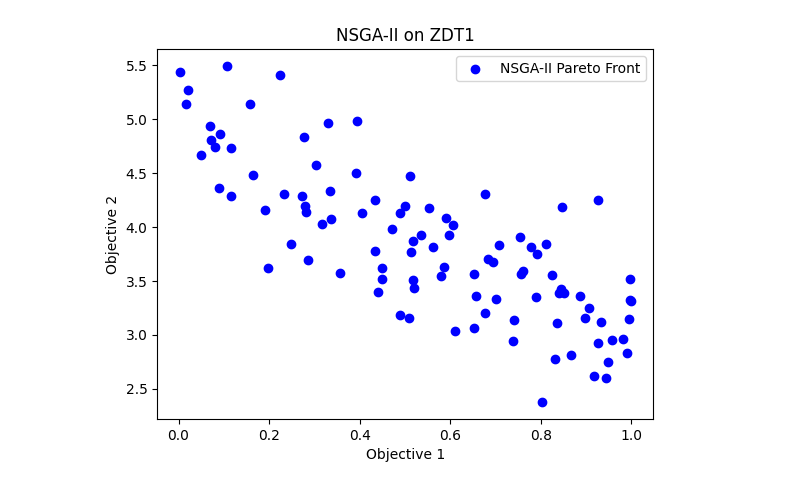
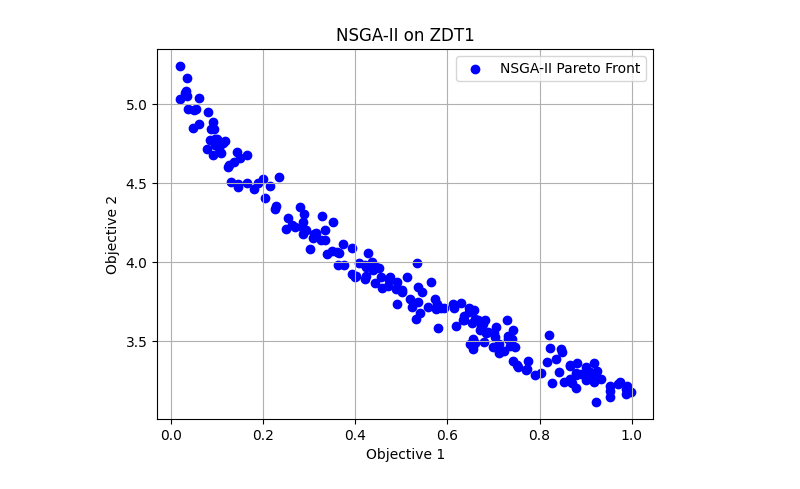
Before and after one commit to KubaSienski/NatureInspiredAlgorithms, a Jupyter notebook: lab-07-SEPA_II-Algorithm/SEPA_II.ipynb, the cells around one changed output. Drawn from its saved outputs; the diff is of its cells as text; code cells hidden in the pictures.

Commit message:
test 2, implementation of the nsga II algorithm with plots

```diff
--- a/lab-07-SEPA_II-Algorithm/SEPA_II.ipynb
+++ b/lab-07-SEPA_II-Algorithm/SEPA_II.ipynb
@@ -1,6 +1,13 @@
 # %%
 import numpy as np
 import matplotlib.pyplot as plt
+# %%
+# Run NSGA-II with adjusted parameters
+population_size = 200
+num_generations = 500
+num_variables = 1000
+crossover_rate = 0.9
+mutation_rate = 0.1
 # %%
 # Define the ZDT1 test function
 def zdt1_objective(population: np.ndarray) -> np.ndarray:
@@ -120,20 +157,16 @@ def nsga2(pop_size: int, num_generations: int, num_variables: int) -> np.ndarray
 
     return zdt1_objective(population)
-# %%
-# Parameters
-population_size = 100
-num_generations = 250
-num_variables = 30
 # %%
 # Run NSGA-II
-final_front = nsga2(population_size, num_generations, num_variables)
+final_front = nsga2(population_size, num_generations, num_variables, crossover_rate, mutation_rate)
 # %%
 # Plot results
 plt.scatter(final_front[:, 0], final_front[:, 1], c="blue", label="NSGA-II Pareto Front")
 plt.xlabel("Objective 1")
 plt.ylabel("Objective 2")
 plt.title("NSGA-II on ZDT1")
 plt.legend()
+plt.grid(True)
 plt.show()
 # %% [output]
-[figure, old version]
+[figure, new version]
```
Also changed, not shown: parts of 1 cell of this notebook, 1 other file.
